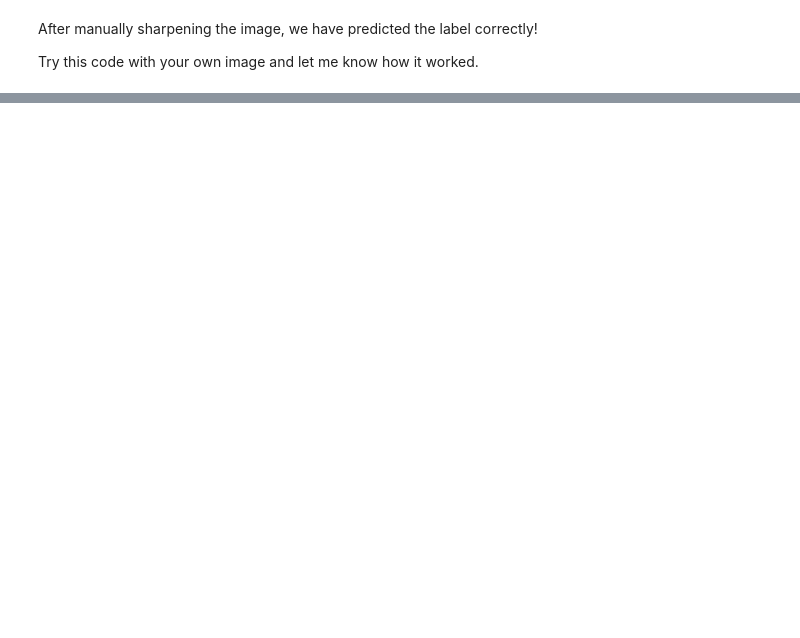
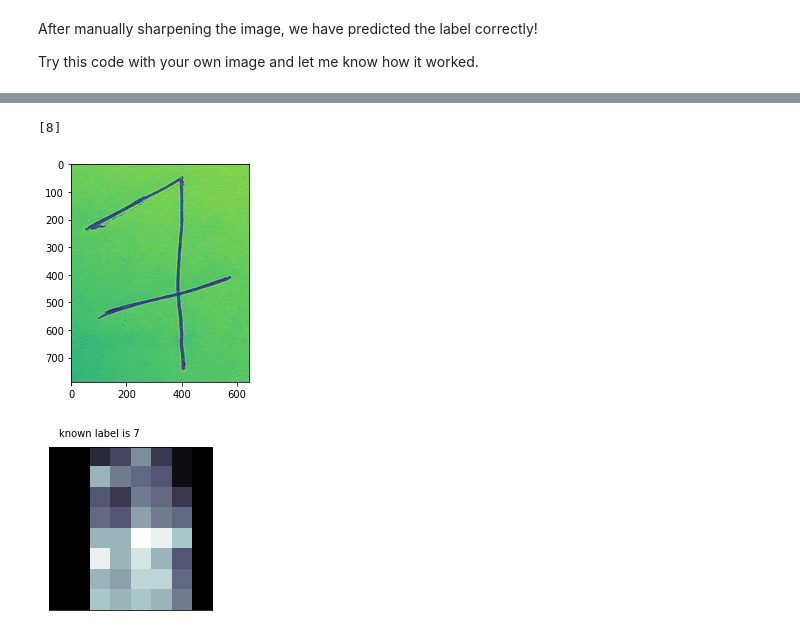
Before and after one commit to raghurama123/DataScience, a Jupyter notebook: notebooks/DS_06.ipynb, the cells around one changed output, grey strips where cells are left out. Drawn from its saved outputs; the diff is of its cells as text; code cells hidden in the pictures; blank space fills up the shorter version.

```diff
--- a/notebooks/DS_06.ipynb
+++ b/notebooks/DS_06.ipynb
@@ -477,0 +600,40 @@ Try this code with your own image and let me know how it worked.
+# %%
+from PIL import Image
+import matplotlib.pyplot as plt
+my_img=Image.open('../images/handwritten/7_ap.png').convert('L')
+plt.imshow(my_img)
+img8x8=my_img.resize((8,8),Image.BILINEAR)
+img = np.array(img8x8,dtype=float)
+
+OldMax=np.max(img)
+OldMin=np.min(img)
+NewMax=0
+NewMin=16
+OldRange = OldMax - OldMin
+NewRange = NewMax - NewMin
+img= (((img - OldMin) * NewRange) / OldRange) + NewMin
+
+img=np.rint(img)
+
+img[:,0:2]=0
+img[:,7:8]=0
+img
+
+import matplotlib.pyplot as plt
+fig = plt.figure(figsize=(3,3))
+p=fig.add_subplot(xticks=[], yticks=[])
+
+p.text(0,-1,'known label is 7')
+
+p.imshow(img, cmap=plt.cm.bone, interpolation='nearest')
+
+img_fl=np.reshape(img,[1,64])
+
+img_fl = sc.transform(img_fl)
+label_img_predicted=clf_model.predict(img_fl)
+
+print(label_img_predicted)
+# %% [output]
+[8]
+[figure, added]
+[figure, added]
```
Also changed, not shown: parts of 7 cells of this notebook.
